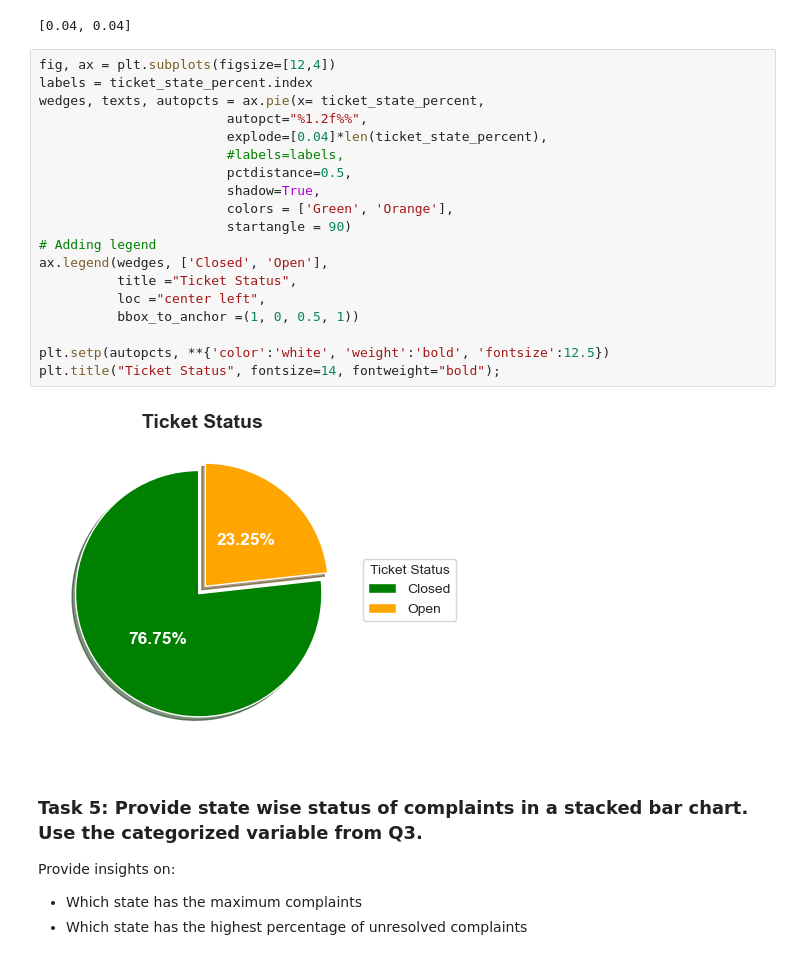
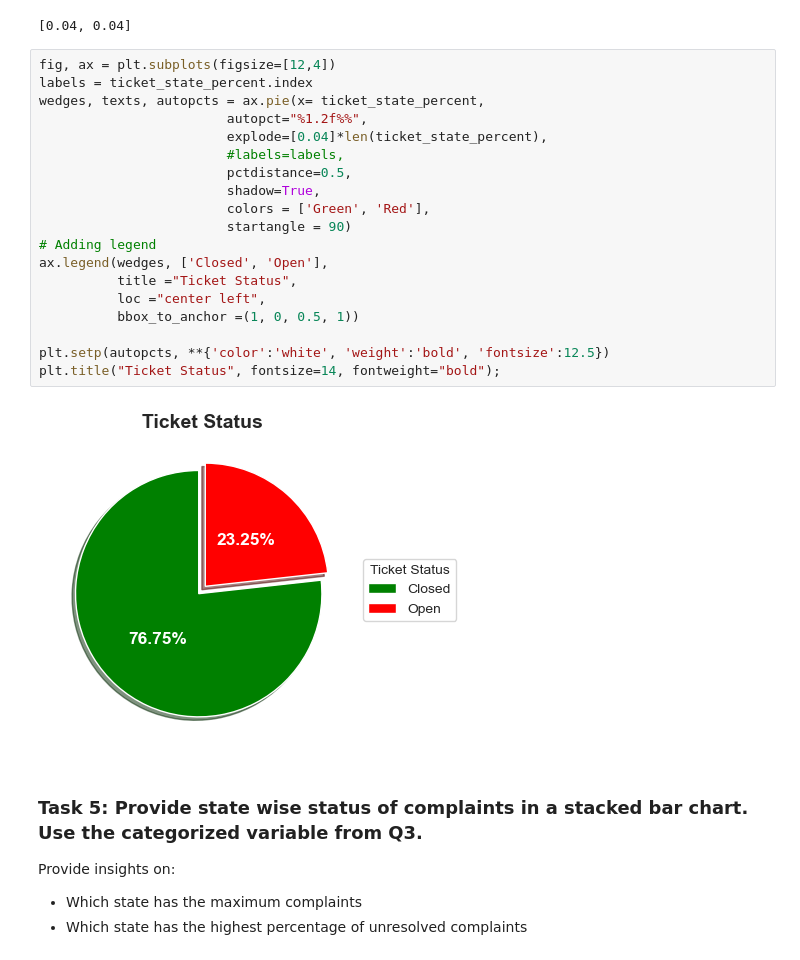
Before and after one commit to lavkushsingh31/Data_Science_Machine_Learning_Projects, a Jupyter notebook: Course Project - Comcast Telecom Consumer Complaints/Comcast Telecom Consumer Complaints.ipynb, the cells around one changed output. Cells and saved outputs as stored; diff of their text form.

```diff
--- a/Course Project - Comcast Telecom Consumer Complaints/Comcast Telecom Consumer Complaints.ipynb
+++ b/Course Project - Comcast Telecom Consumer Complaints/Comcast Telecom Consumer Complaints.ipynb
@@ -299,24 +319,24 @@ Name: Ticket_State, dtype: float64
 # %%
 fig, ax = plt.subplots(figsize=[12,4])
 labels = ticket_state_percent.index
 wedges, texts, autopcts = ax.pie(x= ticket_state_percent,
                         autopct="%1.2f%%",
                         explode=[0.04]*len(ticket_state_percent),
                         #labels=labels,
                         pctdistance=0.5,
                         shadow=True,
-                        colors = ['Green', 'Orange'],
+                        colors = ['Green', 'Red'],
                         startangle = 90)
 # Adding legend
 ax.legend(wedges, ['Closed', 'Open'],
           title ="Ticket Status",
           loc ="center left",
           bbox_to_anchor =(1, 0, 0.5, 1))
 
 plt.setp(autopcts, **{'color':'white', 'weight':'bold', 'fontsize':12.5})
 plt.title("Ticket Status", fontsize=14, fontweight="bold");
 # %% [output]
-[figure, old version]
+[figure, new version]
 # %% [markdown]
 ### Task 5: Provide state wise status of complaints in a stacked bar chart. Use the categorized variable from Q3.
 
```
Also changed, not shown: parts of 39 cells of this notebook.
